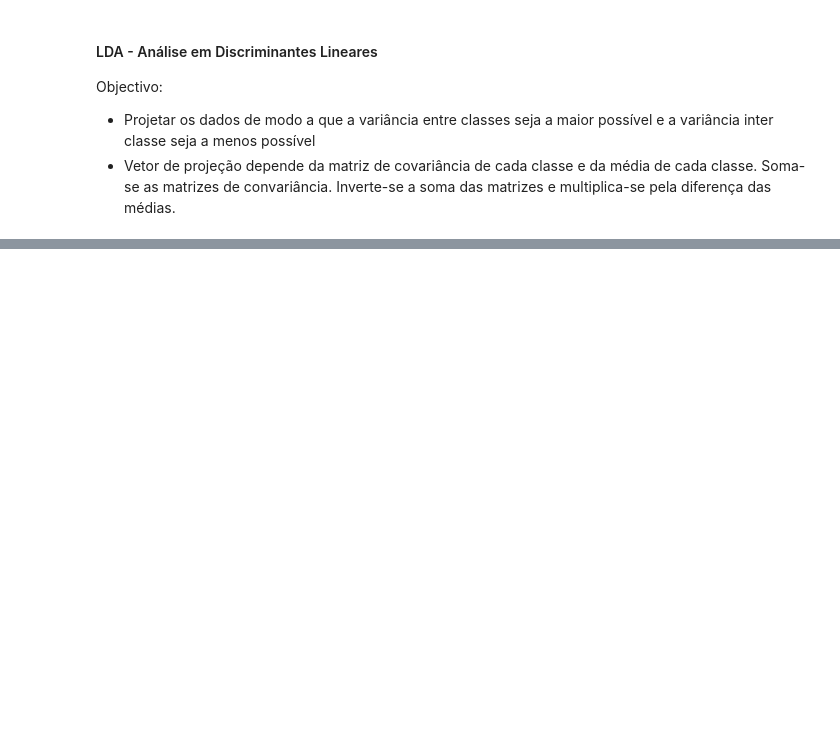
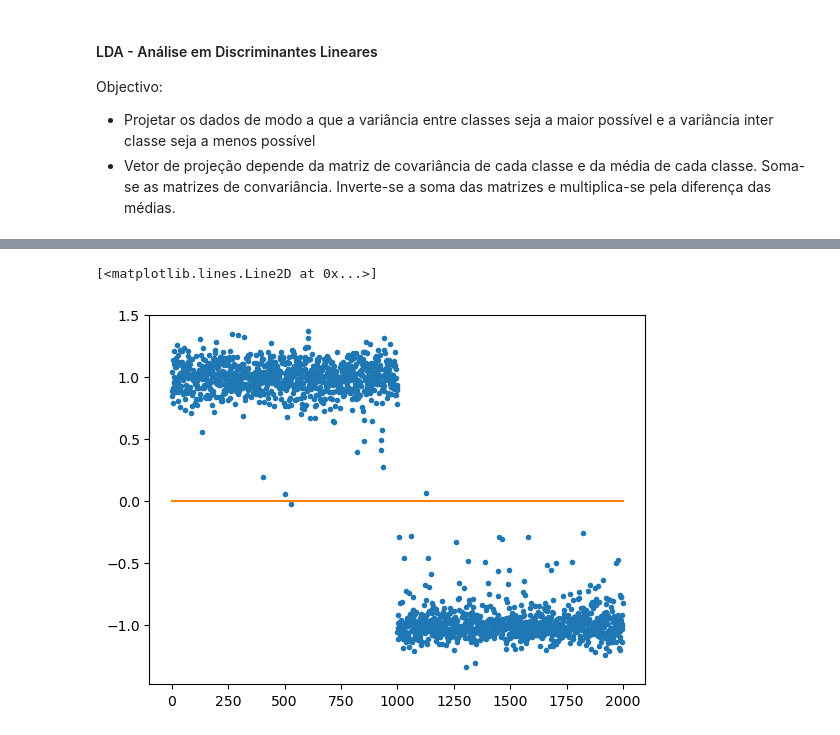
Before and after one commit to AnaSofOliveira/AA-22-23, a Jupyter notebook: Laboratorios/Lab3/Lab3.ipynb, the cells around one changed output, grey strips where cells are left out. Cells and saved outputs as stored; diff of their text form; code cells hidden in the pictures; blank space fills up the shorter version.

```diff
--- a/Laboratorios/Lab3/Lab3.ipynb
+++ b/Laboratorios/Lab3/Lab3.ipynb
@@ -817,0 +869,21 @@ Objectivo:
+# %%
+pca = PCA(n_components=1-1e-15, whiten=True).fit(X01_treino.T)
+X01_treino_pca = pca.transform(X01_treino.T).T
+
+m0 = np.mean(X01_treino_pca[:, y1==0], axis=1)
+m1 = np.mean(X01_treino_pca[:, y1==1], axis=1)
+
+cov0 = np.cov(X01_treino_pca[:, y1==0])
+cov1 = np.cov(X01_treino_pca[:, y1==1])
+
+w = np.dot(la.pinv(cov0 + cov1), m0-m1)
+w = w/np.sqrt(np.sum(w**2))
+
+X01_treino_projetado = np.dot(w.T, X01_treino_pca)
+l = (np.dot(w, m0) + np.dot(w, m1))/2
+
+plt.plot(X01_treino_projetado, '.')
+plt.plot([0, 2000], [l, l])
+# %% [output]
+[<matplotlib.lines.Line2D at 0x...>]
+[figure, added]
```
Also changed, not shown: parts of 4 cells of this notebook.
